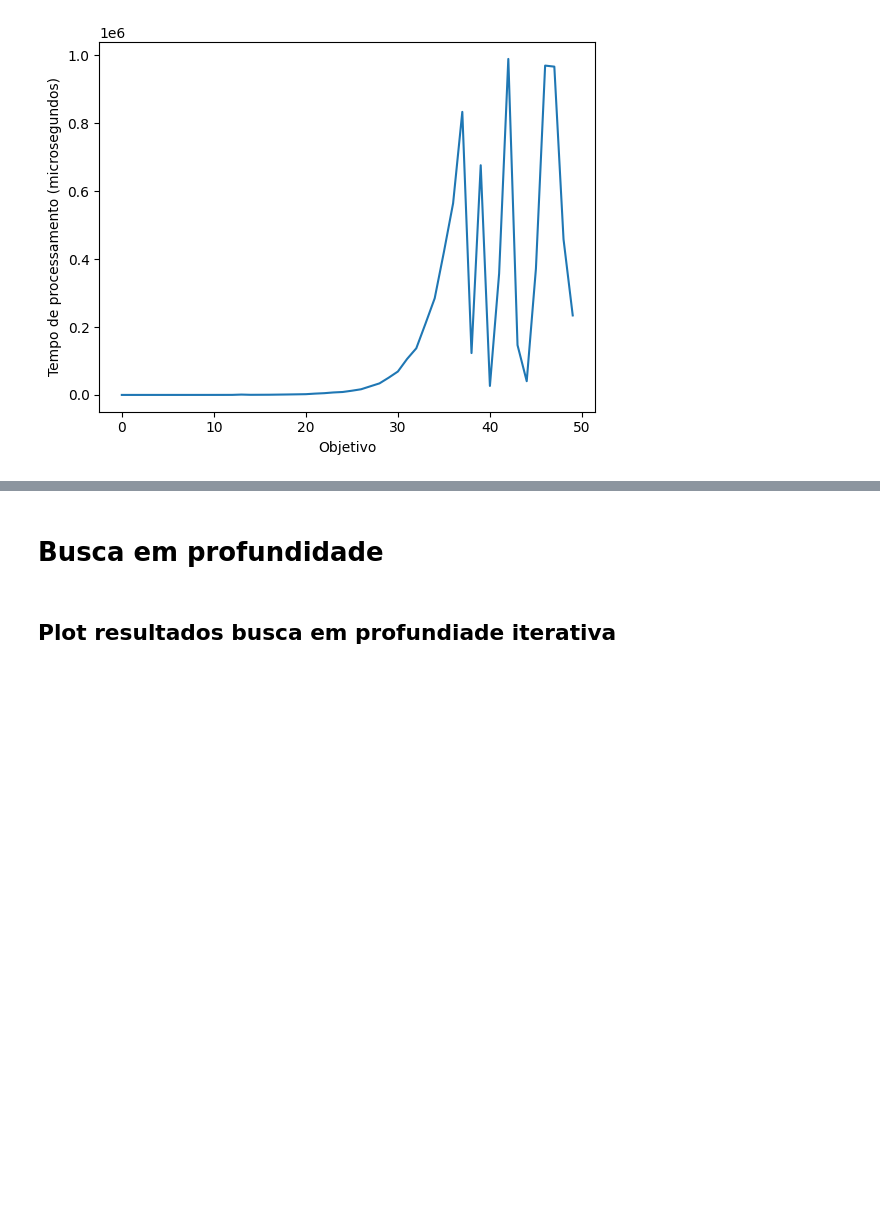
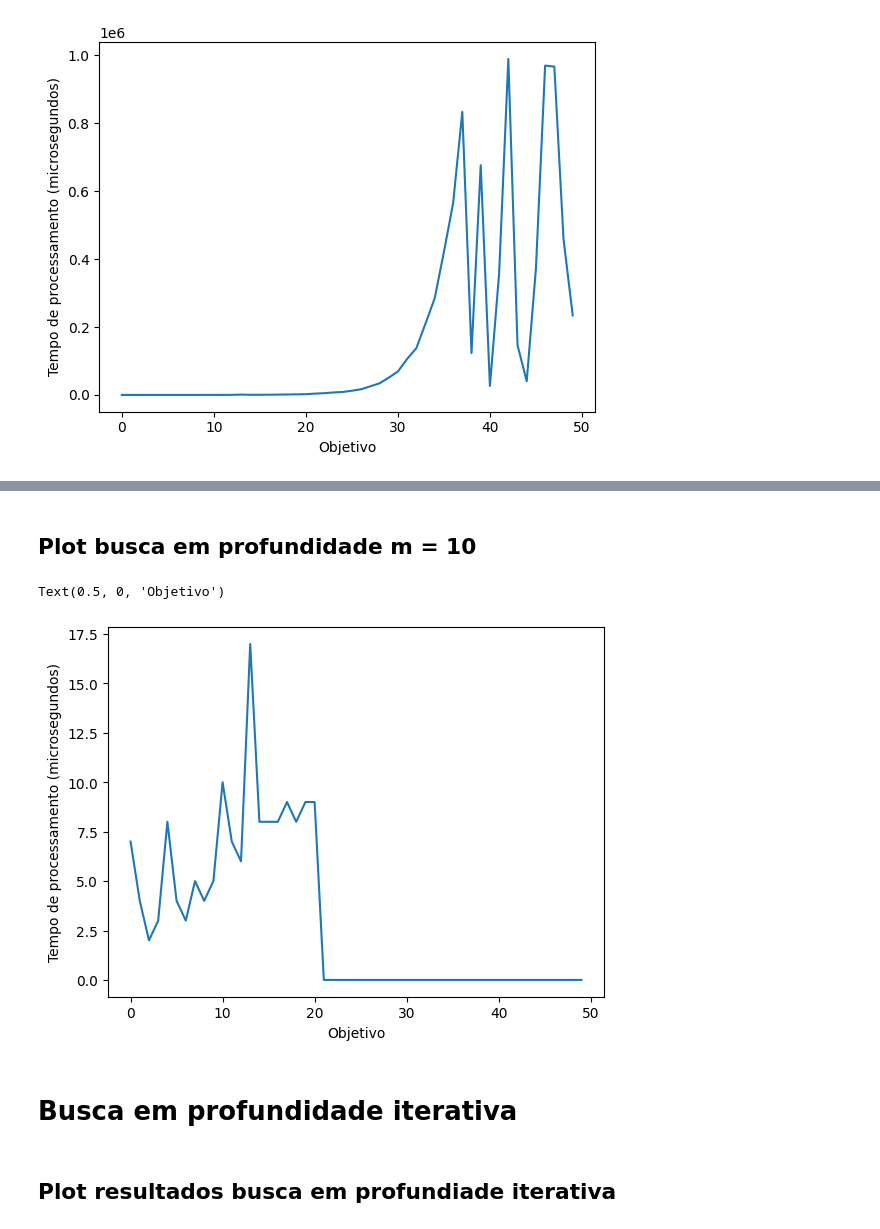
Before and after one commit to marchettomarcelo/APS-IA, a Jupyter notebook: main.ipynb, the cells around one changed output, grey strips where cells are left out. Drawn from its saved outputs; the diff is of its cells as text; code cells hidden in the pictures; blank space fills up the shorter version.

```diff
--- a/main.ipynb
+++ b/main.ipynb
@@ -107,5 +132,14 @@ Text(0.5, 0, 'Objetivo')
+# %% [markdown]
+## Plot busca em profundidade m = 10
+# %%
+plt.plot(valores_busca_profundidade_m10)
+plt.ylabel('Tempo de processamento (microsegundos)')
+plt.xlabel('Objetivo')
+# %% [output]
+Text(0.5, 0, 'Objetivo')
+[figure, added]
 # %% [markdown]
-# Busca em profundidade
+# Busca em profundidade iterativa
 # %%
 # algoritimo para busca em profundidade
 def calcula_iteracao_busca_em_profundidade_iterativa(i):
```
Also changed, not shown: parts of 18 cells of this notebook.
